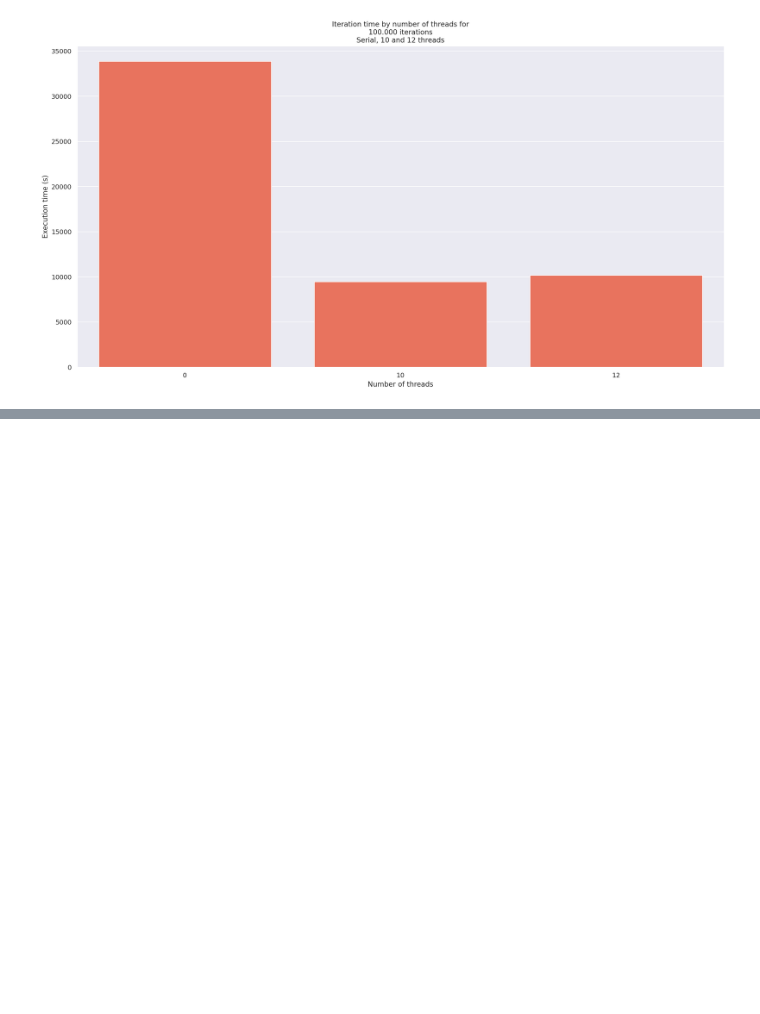
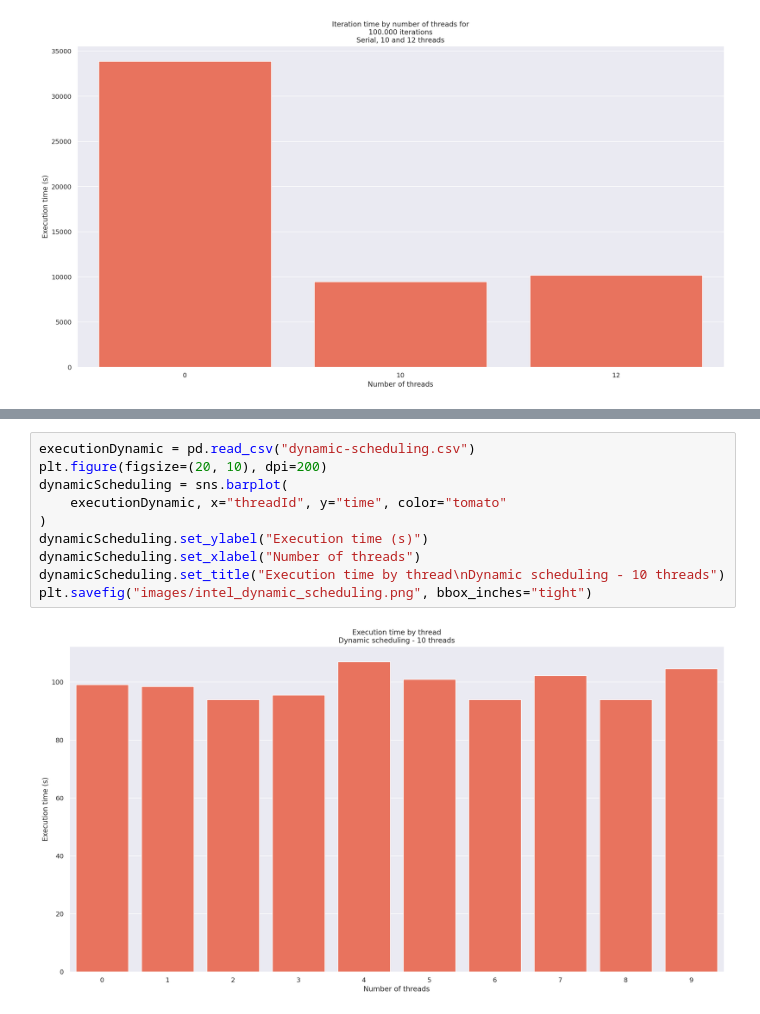
Before and after one commit to AlmirNeeto99/mandelbrot-openmp, a Jupyter notebook: analysis/main.ipynb, the cells around one changed output, grey strips where cells are left out. Drawn from its saved outputs; the diff is of its cells as text; blank space fills up the shorter version.

```diff
--- a/analysis/main.ipynb
+++ b/analysis/main.ipynb
@@ -63,0 +75,12 @@ plt.savefig("images/intel_100000_iterations.png", bbox_inches="tight")
+# %%
+executionDynamic = pd.read_csv("dynamic-scheduling.csv")
+plt.figure(figsize=(20, 10), dpi=200)
+dynamicScheduling = sns.barplot(
+    executionDynamic, x="threadId", y="time", color="tomato"
+)
+dynamicScheduling.set_ylabel("Execution time (s)")
+dynamicScheduling.set_xlabel("Number of threads")
+dynamicScheduling.set_title("Execution time by thread\nDynamic scheduling - 10 threads")
+plt.savefig("images/intel_dynamic_scheduling.png", bbox_inches="tight")
+# %% [output]
+[figure, added]
```
Also changed, not shown: parts of 2 cells of this notebook.
